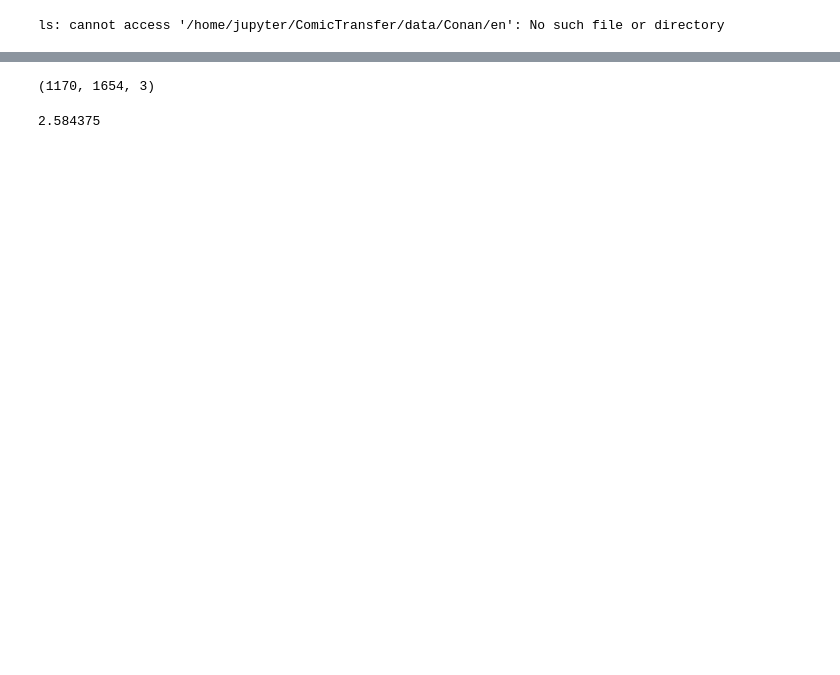
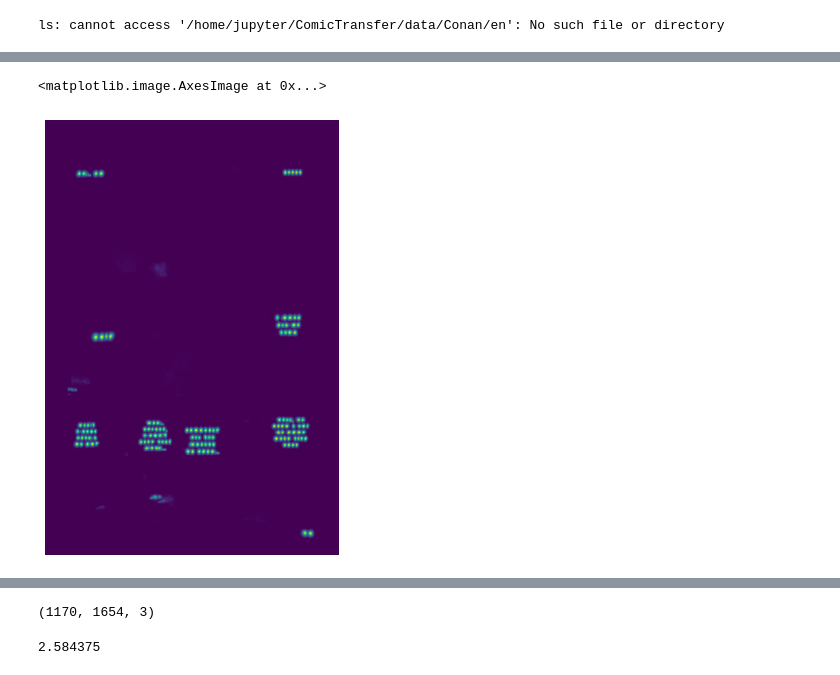
Before and after one commit to wumpusman/ComicTransfer, a Jupyter notebook: core/models/bubbles/tune_text_craft.ipynb, the cells around one changed output, grey strips where cells are left out. Saved outputs shown, nothing was run; the diff lists cells and outputs as text; code cells hidden in the pictures; blank space fills up the shorter version.

```diff
--- a/core/models/bubbles/tune_text_craft.ipynb
+++ b/core/models/bubbles/tune_text_craft.ipynb
@@ -82,0 +104,14 @@ imshow(x[0][0].cpu().detach().numpy())
+# %%
+from matplotlib.pyplot import imshow
+from matplotlib.pyplot import imshow
+from matplotlib import pyplot as plt
+import pandas as pd
+%matplotlib inline
+#imshow(y[0].T[0].T.cpu().detach().numpy())
+
+fig, ax = plt.subplots(1, 1, figsize=(16, 8))
+ax.set_axis_off()
+ax.imshow(y[0].T[0].T.cpu().detach().numpy())
+# %% [output]
+<matplotlib.image.AxesImage at 0x...>
+[figure, added]
```
Also changed, not shown: parts of 40 cells of this notebook, 16 other files.
